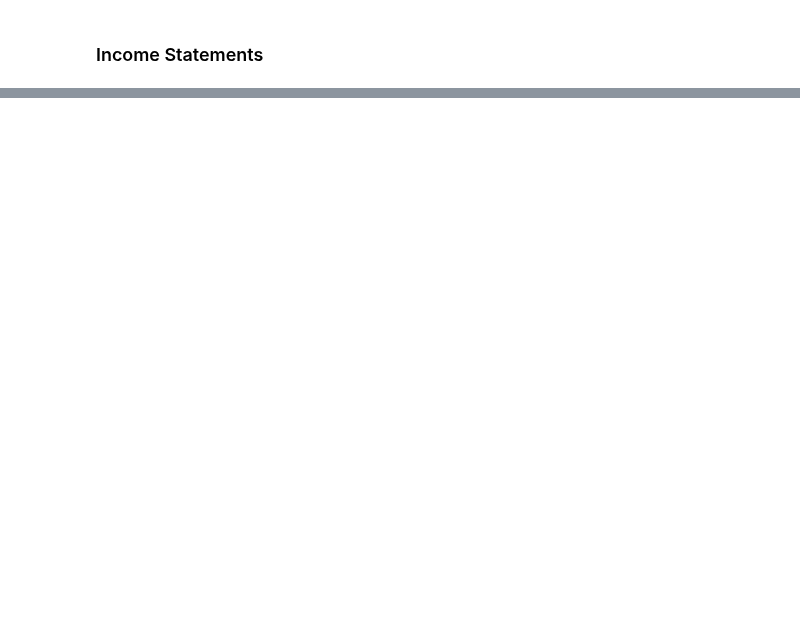
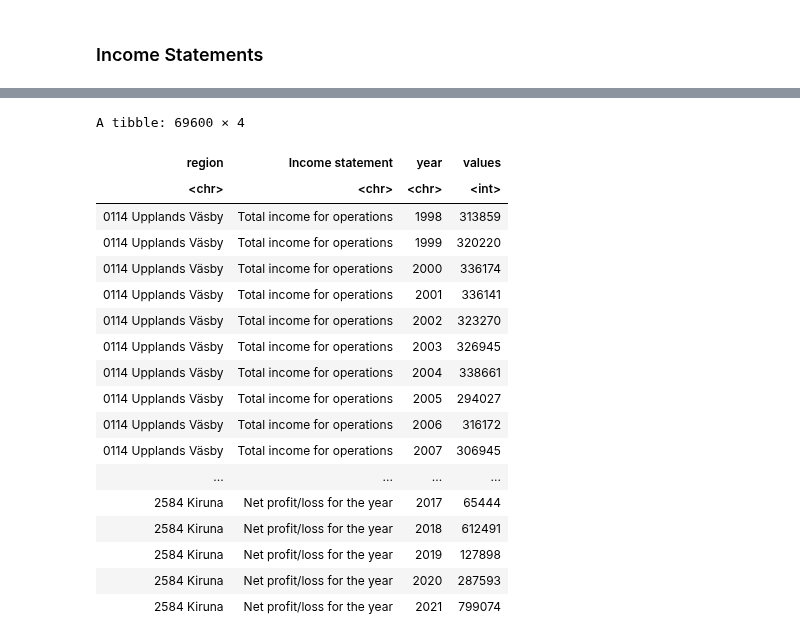
Before and after one commit to Keno-git/DS_assigment1, a Jupyter notebook: Assignment_2/Assignment_2.ipynb, the cells around one changed output, grey strips where cells are left out. Saved outputs shown, nothing was run; the diff lists cells and outputs as text; code cells hidden in the pictures; blank space fills up the shorter version.

```diff
--- a/Assignment_2/Assignment_2.ipynb
+++ b/Assignment_2/Assignment_2.ipynb
@@ -101,0 +132,23 @@ A tibble: 6 × 11
+# %%
+income <- pivot_longer(income, cols= -c("region", "Income statement"), names_to ="year", values_to="values")
+income
+# %% [output]
+A tibble: 69600 × 4
+| region | Income statement | year | values |
+| <chr> | <chr> | <chr> | <int> |
+| 0114 Upplands Väsby | Total income for operations | 1998 | 313859 |
+| 0114 Upplands Väsby | Total income for operations | 1999 | 320220 |
+| 0114 Upplands Väsby | Total income for operations | 2000 | 336174 |
+| 0114 Upplands Väsby | Total income for operations | 2001 | 336141 |
+| 0114 Upplands Väsby | Total income for operations | 2002 | 323270 |
+| 0114 Upplands Väsby | Total income for operations | 2003 | 326945 |
+| 0114 Upplands Väsby | Total income for operations | 2004 | 338661 |
+| 0114 Upplands Väsby | Total income for operations | 2005 | 294027 |
+| 0114 Upplands Väsby | Total income for operations | 2006 | 316172 |
+| 0114 Upplands Väsby | Total income for operations | 2007 | 306945 |
+| ... | ... | ... | ... |
+| 2584 Kiruna | Net profit/loss for the year | 2017 | 65444 |
+| 2584 Kiruna | Net profit/loss for the year | 2018 | 612491 |
+| 2584 Kiruna | Net profit/loss for the year | 2019 | 127898 |
+| 2584 Kiruna | Net profit/loss for the year | 2020 | 287593 |
+| 2584 Kiruna | Net profit/loss for the year | 2021 | 799074 |
```
Also changed, not shown: parts of 4 cells of this notebook.
